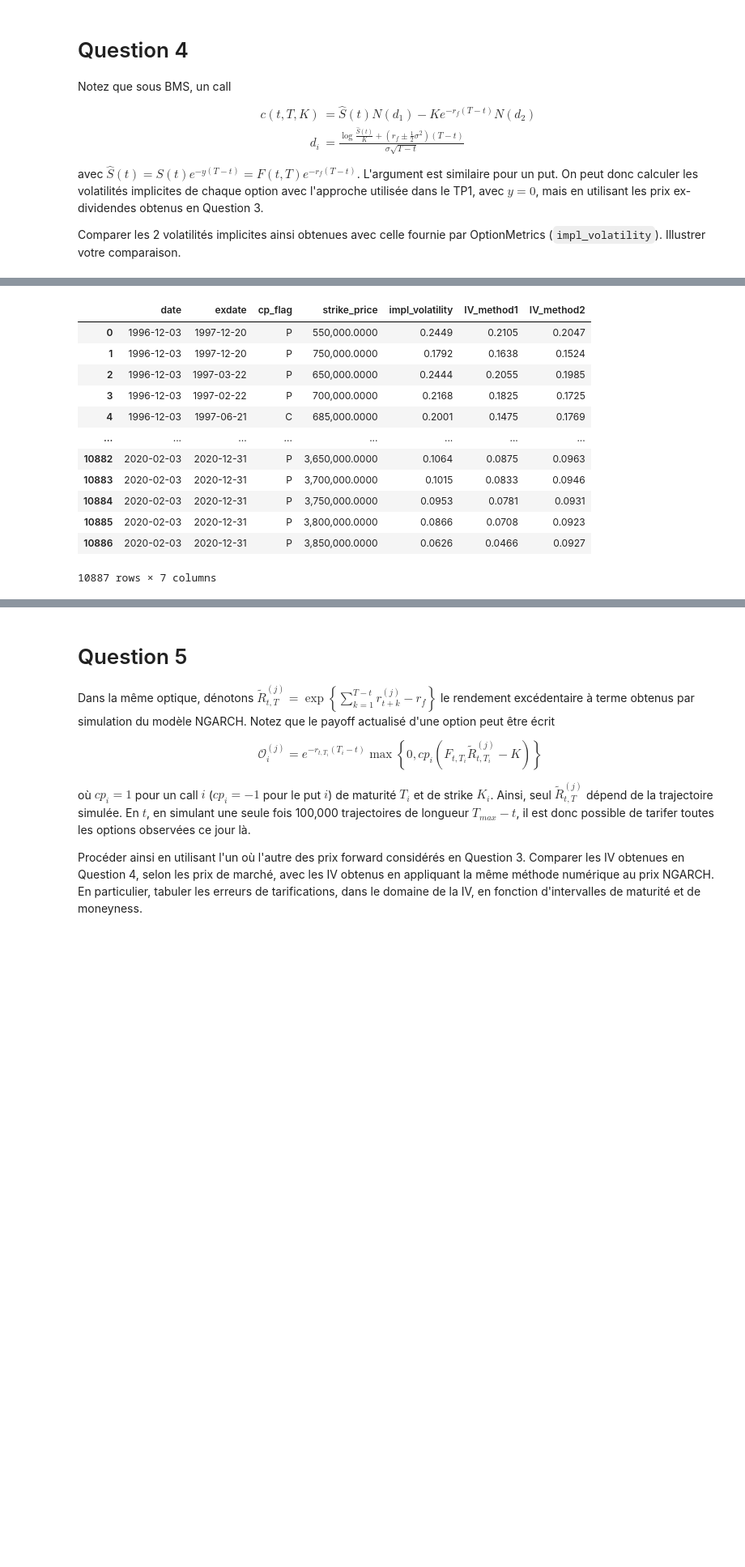
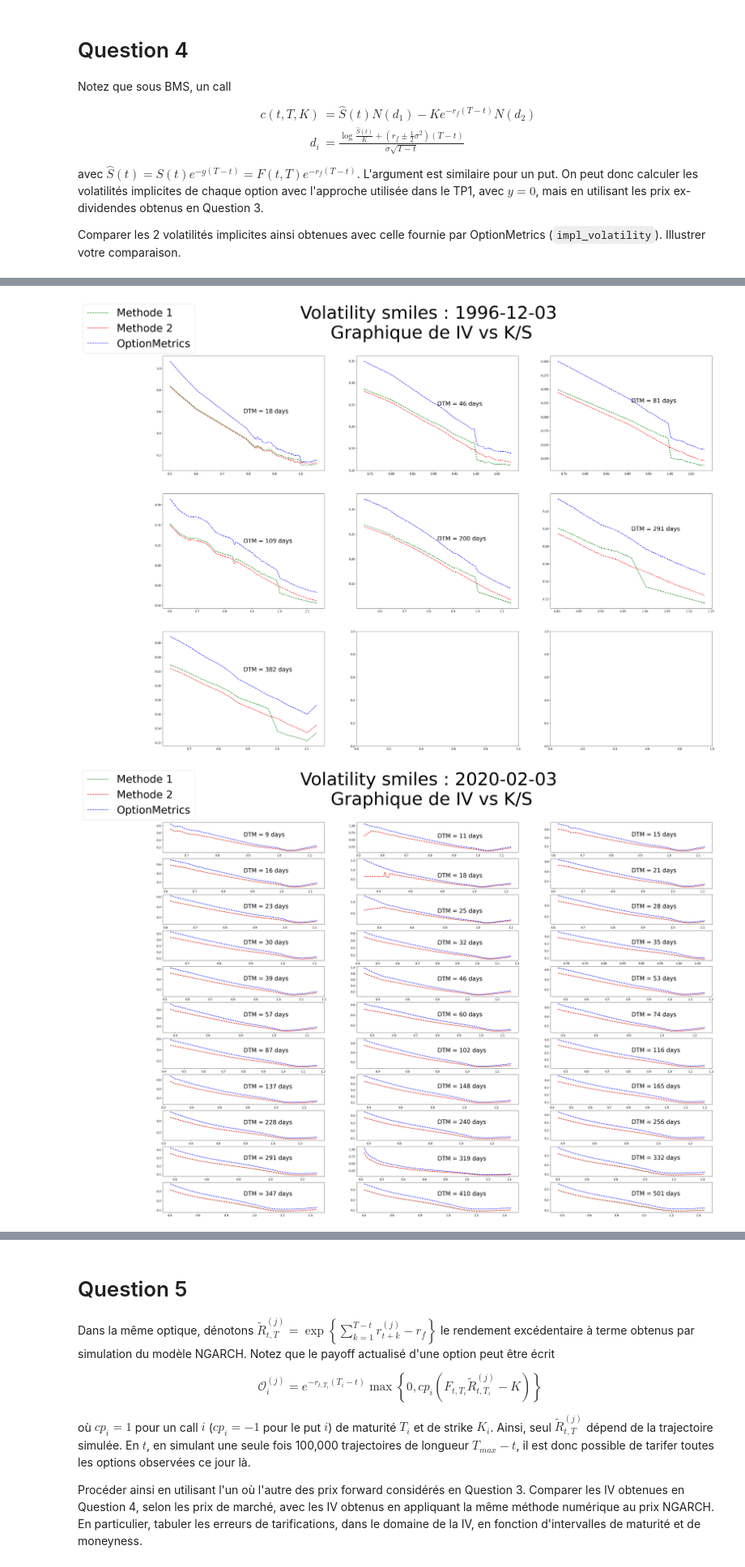
Before and after one commit to widelc/TP2_PD, a Jupyter notebook: assignment2.ipynb, the cells around one changed output, grey strips where cells are left out. Shown at 81% size. Drawn from its saved outputs; the diff is of its cells as text; code cells hidden in the pictures; blank space fills up the shorter version.

```diff
--- a/assignment2.ipynb
+++ b/assignment2.ipynb
@@ -226,18 +176,22 @@ impl_vol_mkt = bms.implied_volatility(opt_price = option_info.mean_bidask,
-# %%
-option_info['IV_method1'] = impl_vol_mkt[0]
-option_info['IV_method2'] = impl_vol_mkt[1]
-option_info[['date','exdate','cp_flag', 'strike_price','impl_volatility','IV_method1','IV_method2']]
-# %% [output]
-|  | date | exdate | cp_flag | strike_price | impl_volatility | IV_method1 | IV_method2 |
-| 0 | 1996-12-03 | 1997-12-20 | P | 550,000.0000 | 0.2449 | 0.2105 | 0.2047 |
-| 1 | 1996-12-03 | 1997-12-20 | P | 750,000.0000 | 0.1792 | 0.1638 | 0.1524 |
-| 2 | 1996-12-03 | 1997-03-22 | P | 650,000.0000 | 0.2444 | 0.2055 | 0.1985 |
-| 3 | 1996-12-03 | 1997-02-22 | P | 700,000.0000 | 0.2168 | 0.1825 | 0.1725 |
-| 4 | 1996-12-03 | 1997-06-21 | C | 685,000.0000 | 0.2001 | 0.1475 | 0.1769 |
-| ... | ... | ... | ... | ... | ... | ... | ... |
-| 10882 | 2020-02-03 | 2020-12-31 | P | 3,650,000.0000 | 0.1064 | 0.0875 | 0.0963 |
-| 10883 | 2020-02-03 | 2020-12-31 | P | 3,700,000.0000 | 0.1015 | 0.0833 | 0.0946 |
-| 10884 | 2020-02-03 | 2020-12-31 | P | 3,750,000.0000 | 0.0953 | 0.0781 | 0.0931 |
-| 10885 | 2020-02-03 | 2020-12-31 | P | 3,800,000.0000 | 0.0866 | 0.0708 | 0.0923 |
-| 10886 | 2020-02-03 | 2020-12-31 | P | 3,850,000.0000 | 0.0626 | 0.0466 | 0.0927 |
-10887 rows × 7 columns
+# %%
+# Calculer les IV pour les deux type de prix ex-dividende
+impl_vol_mkt = bms.implied_volatility(opt_price = option_info.mean_bidask,
+                                      S         = [option_info.exdiv_1,option_info.exdiv_2],
+                                      K         = option_info.strike_price / 1000,
+                                      r         = option_info.r_f,
+                                      y         = 0,
+                                      T         = option_info.DTM / days_in_year,
+                                      is_call   = (option_info.cp_flag == 'C'))
+
+# Ajouter les résultats à option_info
+option_info['IV_method1'] = impl_vol_mkt[0]
+option_info['IV_method2'] = impl_vol_mkt[1]
+
+# Enlever les options pour lesquelles on a une IV négatif pour une des deux méthéodes
+option_info = option_info[(option_info['IV_method1'] >= 0) & (option_info['IV_method2'] >= 0)]
+
+# Smile pour tout les maturité (pour les deux dates)
+date_unique = np.unique(option_info.date)
+f_plot_Q4_smiles(option_info, date_unique[0], '1996-12-03')
+f_plot_Q4_smiles(option_info, date_unique[1], '2020-02-03')
+# %% [output]
@@ -243,0 +199,2 @@ option_info[['date','exdate','cp_flag', 'strike_price','impl_volatility','IV_met
+[figure, added]
+[figure, added]
```
Also changed, not shown: parts of 16 cells of this notebook, 1 other file.
